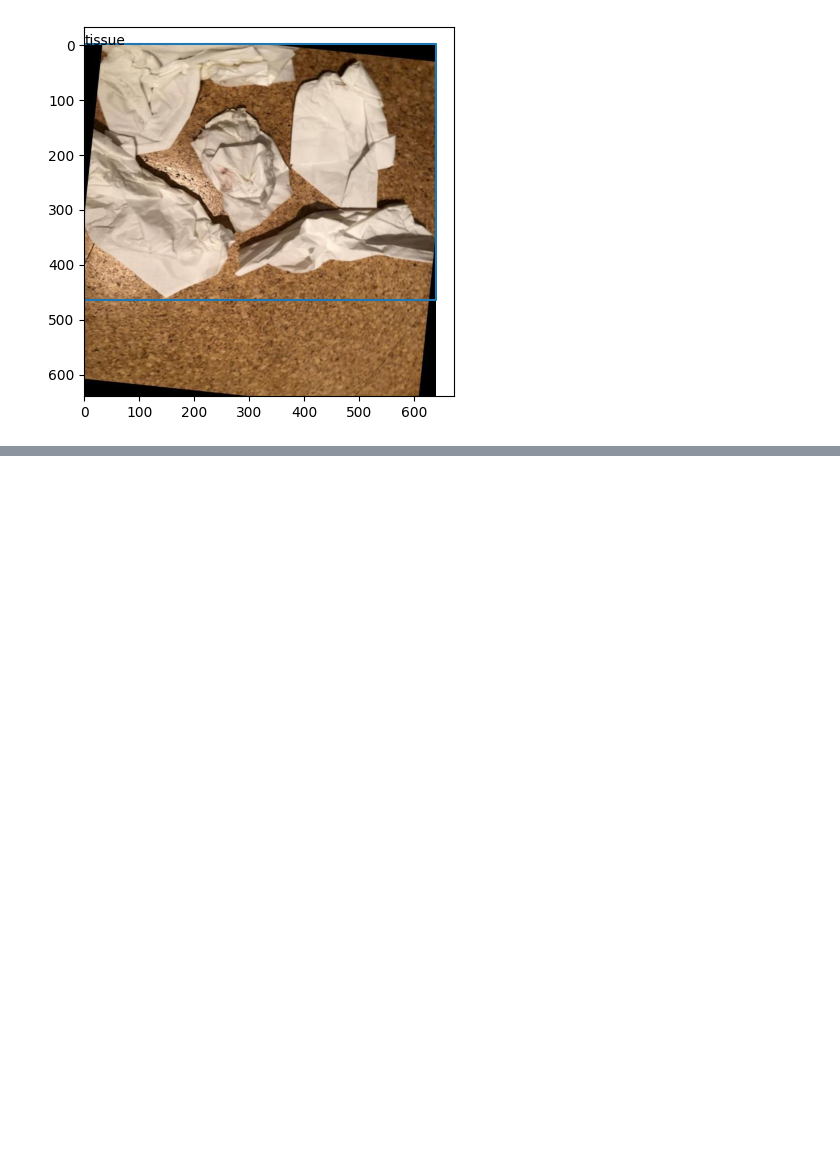
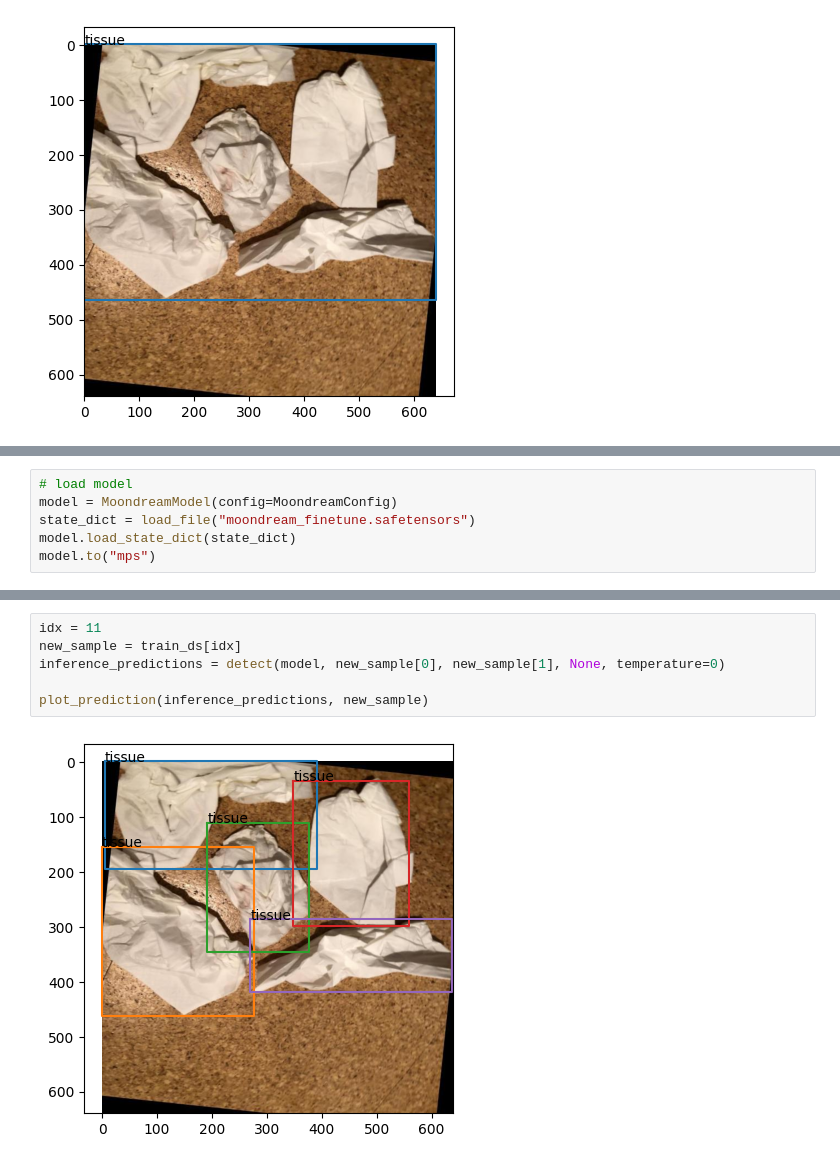
Before and after one commit to nkasmanoff/moondream-grpo, a Jupyter notebook: moondream_grpo_training.ipynb, the cells around one changed output, grey strips where cells are left out. Saved outputs shown, nothing was run; the diff lists cells and outputs as text; blank space fills up the shorter version.

```diff
--- a/moondream_grpo_training.ipynb
+++ b/moondream_grpo_training.ipynb
@@ -152,0 +209,6 @@ plot_prediction(new_predictions, sample)
+# %%
+# load model
+model = MoondreamModel(config=MoondreamConfig)
+state_dict = load_file("moondream_finetune.safetensors")
+model.load_state_dict(state_dict)
+model.to("mps")
@@ -152,0 +233,8 @@ plot_prediction(new_predictions, sample)
+# %%
+idx = 11
+new_sample = train_ds[idx]
+inference_predictions = detect(model, new_sample[0], new_sample[1], None, temperature=0)
+
+plot_prediction(inference_predictions, new_sample)
+# %% [output]
+[figure, added]
```
Also changed, not shown: parts of 15 cells of this notebook, 4 other files.
